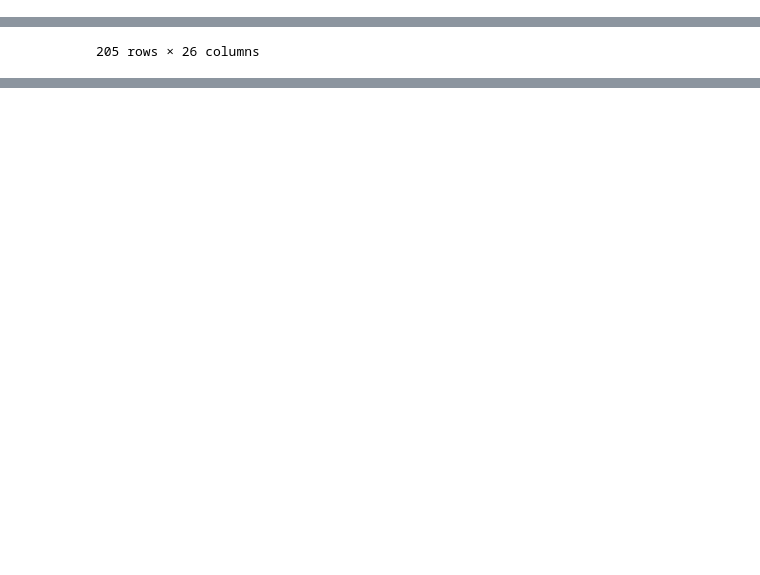
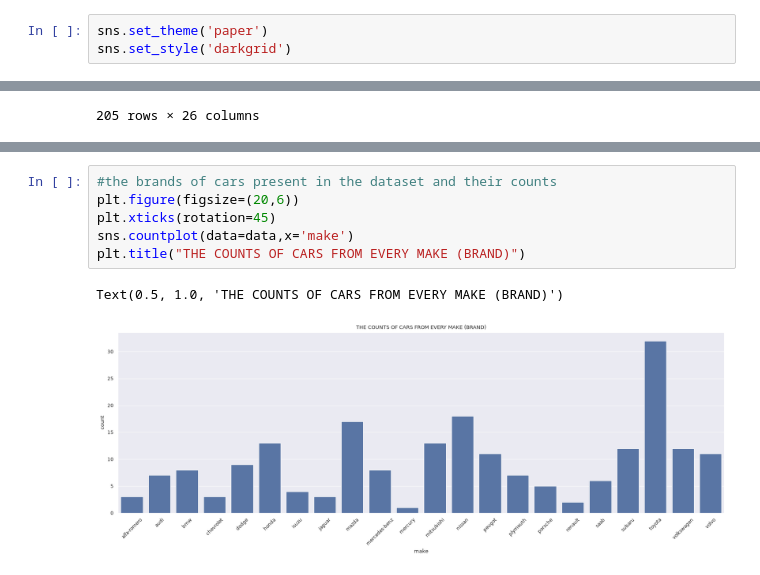
Before and after one commit to SamuelSepeku1/DataTask, a Jupyter notebook: DataTask.ipynb, the cells around one changed output, grey strips where cells are left out. Saved outputs shown, nothing was run; the diff lists cells and outputs as text; blank space fills up the shorter version.

```diff
--- a/DataTask.ipynb
+++ b/DataTask.ipynb
@@ -11,6 +82,9 @@ import pandas as pd
 import seaborn as sns
 import numpy as np
 import matplotlib.pyplot as plt
+# %%
+sns.set_theme('paper')
+sns.set_style('darkgrid')
 # %% [markdown]
 LOADING THE DATASET
 # %%
@@ -257,0 +358,9 @@ DATA VISUALIZATION
+# %%
+#the brands of cars present in the dataset and their counts
+plt.figure(figsize=(20,6))
+plt.xticks(rotation=45)
+sns.countplot(data=data,x='make')
+plt.title("THE COUNTS OF CARS FROM EVERY MAKE (BRAND)")
+# %% [output]
+Text(0.5, 1.0, 'THE COUNTS OF CARS FROM EVERY MAKE (BRAND)')
+[figure, added]
```
Also changed, not shown: parts of 11 cells of this notebook.
